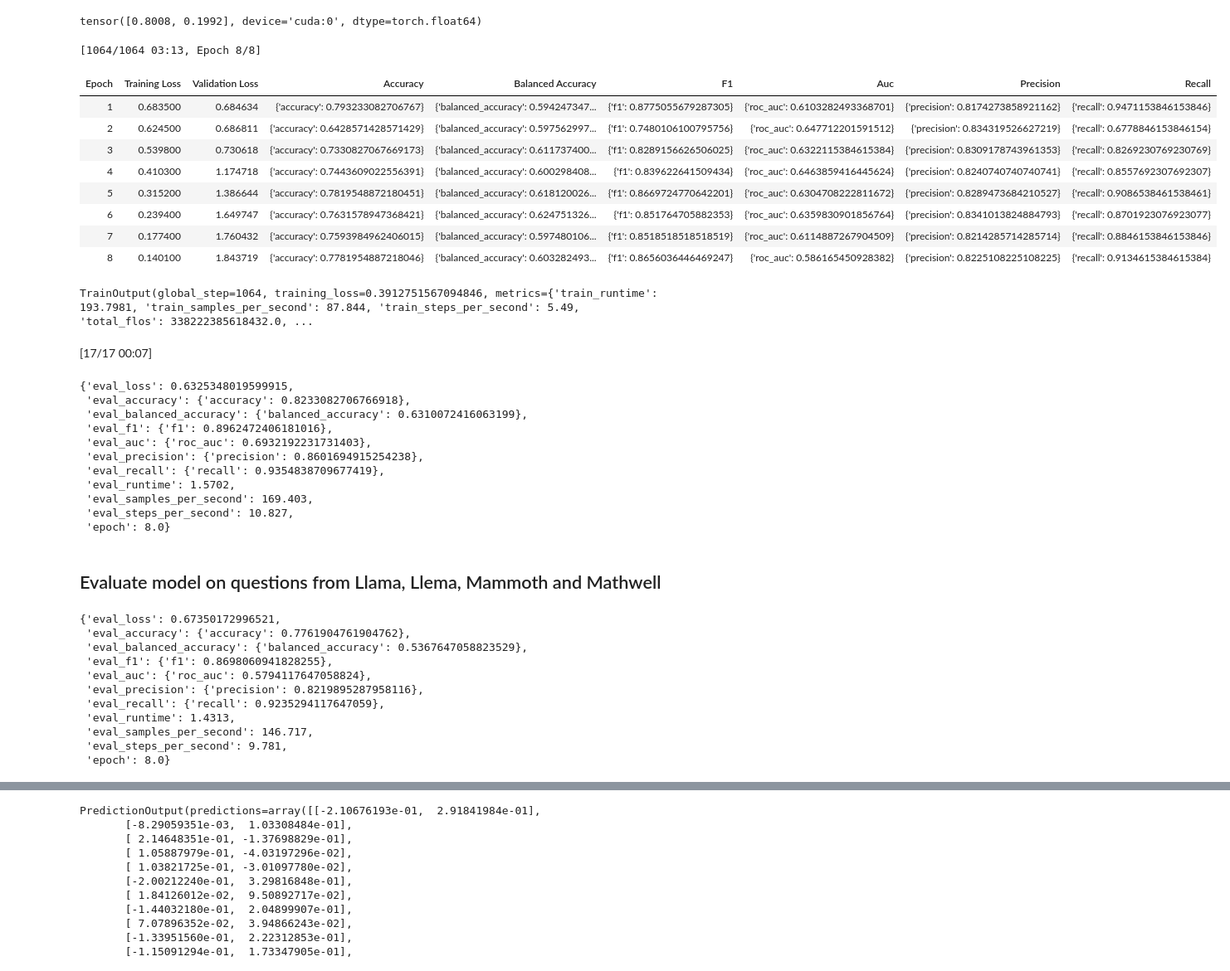
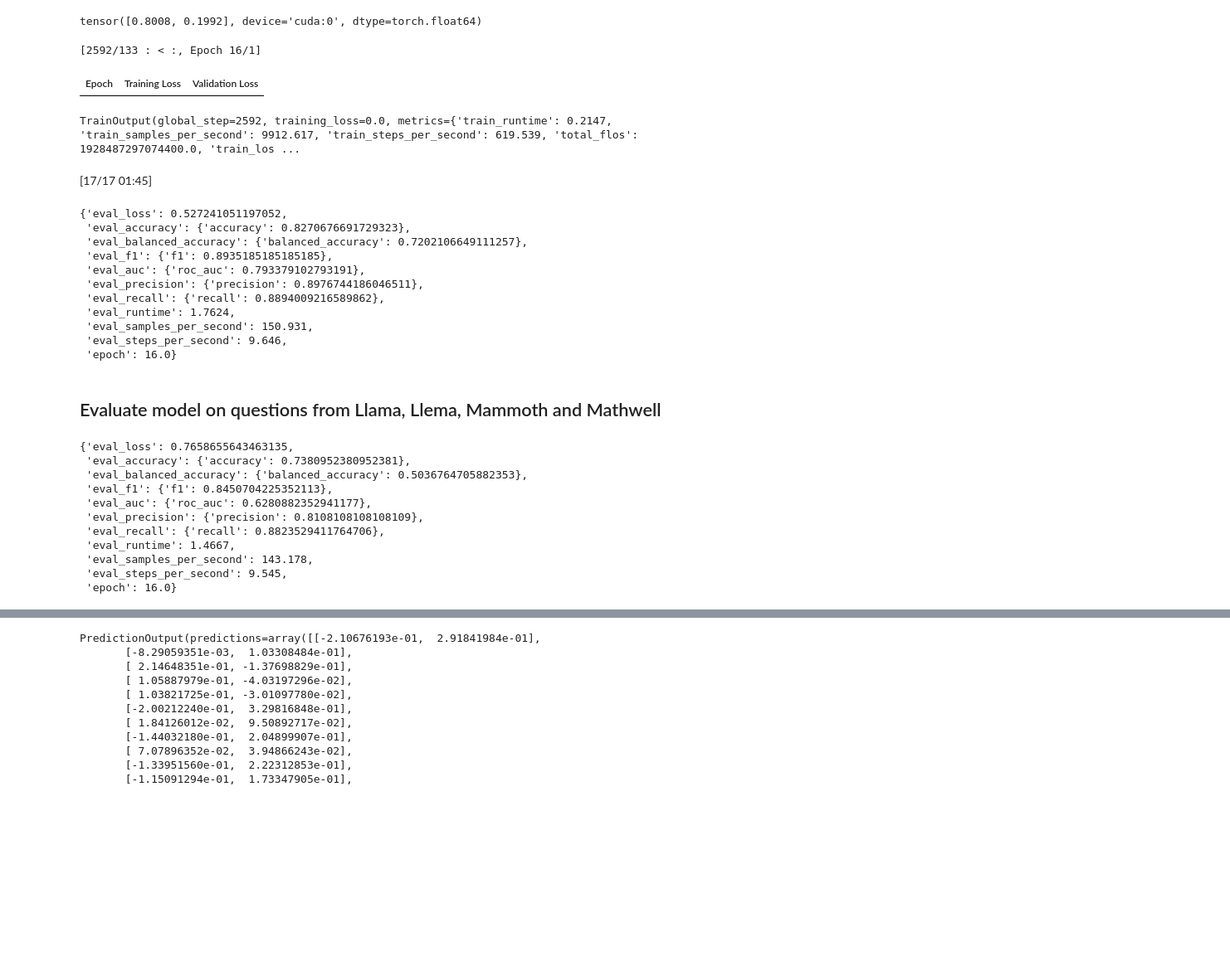
Before and after one commit to bryanchrist/llama2-70b, a Jupyter notebook: text_classifier.ipynb, the cells around one changed output, grey strips where cells are left out. Shown: that part at 83% size. Saved outputs shown, nothing was run; the diff lists cells and outputs as text; code cells hidden in the pictures; blank space fills up the shorter version.

```diff
--- a/text_classifier.ipynb
+++ b/text_classifier.ipynb
@@ -290,5 +290,5 @@ from transformers import AutoModelForSequenceClassification, TrainingArguments,
 # for param in model.classifier.parameters():
 #     param.requires_grad = True
 model = AutoModelForSequenceClassification.from_pretrained(
-    "distilbert-base-uncased", num_labels=2, id2label=id2label, label2id=label2id
+    "appropriateness_classifier/checkpoint-1064", num_labels=2, id2label=id2label, label2id=label2id
 )
@@ -487,50 +484,42 @@ training_args = TrainingArguments(
     learning_rate=.0001,
     per_device_train_batch_size=16,
     per_device_eval_batch_size=16,
-    num_train_epochs=8,
+    num_train_epochs=1,
     weight_decay=.9,
     evaluation_strategy="epoch",
     save_strategy="epoch",
     load_best_model_at_end=True,
     report_to = 'wandb',
     run_name = 'distilbert_appropriateness',
     logging_strategy = 'epoch',
     logging_steps = 1)
 
 trainer = WeightedBertTrainer(class_weights = class_weights,
      model=model,
      args=training_args,
      train_dataset=tokenized_train_test_valid_dataset["train"],
      eval_dataset=tokenized_train_test_valid_dataset["valid"],
      tokenizer=tokenizer,
      data_collator=data_collator,
      compute_metrics=compute_metrics,
      #optimizers=(optimizer, lr_scheduler)
  )
 # trainer = BertTrainer(penalty_factor=4,
 #     model=model,
 #     args=training_args,
 #     train_dataset=tokenized_train_test_valid_dataset["train"],
 #     eval_dataset=tokenized_train_test_valid_dataset["valid"],
 #     tokenizer=tokenizer,
 #     data_collator=data_collator,
 #     compute_metrics=compute_metrics,
 #     #optimizers=(optimizer, lr_scheduler)
 # )
-#trainer.train(resume_from_checkpoint=True)
-trainer.train()
+trainer.train(resume_from_checkpoint=True)
+#trainer.train()
 # %% [output]
-[1064/1064 03:13, Epoch 8/8]
+[2592/133 : < :, Epoch 16/1]
-| Epoch | Training Loss | Validation Loss | Accuracy | Balanced Accuracy | F1 | Auc | Precision | Recall |
-| 1 | 0.683500 | 0.684634 | {'accuracy': 0.793233082706767} | {'balanced_accuracy': 0.594247347... | {'f1': 0.8775055679287305} | {'roc_auc': 0.6103282493368701} | {'precision': 0.8174273858921162} | {'recall': 0.9471153846153846} |
-| 2 | 0.624500 | 0.686811 | {'accuracy': 0.6428571428571429} | {'balanced_accuracy': 0.597562997... | {'f1': 0.7480106100795756} | {'roc_auc': 0.647712201591512} | {'precision': 0.834319526627219} | {'recall': 0.6778846153846154} |
-| 3 | 0.539800 | 0.730618 | {'accuracy': 0.7330827067669173} | {'balanced_accuracy': 0.611737400... | {'f1': 0.8289156626506025} | {'roc_auc': 0.6322115384615384} | {'precision': 0.8309178743961353} | {'recall': 0.8269230769230769} |
-| 4 | 0.410300 | 1.174718 | {'accuracy': 0.7443609022556391} | {'balanced_accuracy': 0.600298408... | {'f1': 0.839622641509434} | {'roc_auc': 0.6463859416445624} | {'precision': 0.8240740740740741} | {'recall': 0.8557692307692307} |
-| 5 | 0.315200 | 1.386644 | {'accuracy': 0.7819548872180451} | {'balanced_accuracy': 0.618120026... | {'f1': 0.8669724770642201} | {'roc_auc': 0.6304708222811672} | {'precision': 0.8289473684210527} | {'recall': 0.9086538461538461} |
-| 6 | 0.239400 | 1.649747 | {'accuracy': 0.7631578947368421} | {'balanced_accuracy': 0.624751326... | {'f1': 0.851764705882353} | {'roc_auc': 0.6359830901856764} | {'precision': 0.8341013824884793} | {'recall': 0.8701923076923077} |
-| 7 | 0.177400 | 1.760432 | {'accuracy': 0.7593984962406015} | {'balanced_accuracy': 0.597480106... | {'f1': 0.8518518518518519} | {'roc_auc': 0.6114887267904509} | {'precision': 0.8214285714285714} | {'recall': 0.8846153846153846} |
-| 8 | 0.140100 | 1.843719 | {'accuracy': 0.7781954887218046} | {'balanced_accuracy': 0.603282493... | {'f1': 0.8656036446469247} | {'roc_auc': 0.586165450928382} | {'precision': 0.8225108225108225} | {'recall': 0.9134615384615384} |
+| Epoch | Training Loss | Validation Loss |
-TrainOutput(global_step=1064, training_loss=0.3912751567094846, metrics={'train_runtime': 193.7981, 'train_samples_per_second': 87.844, 'train_steps_per_second': 5.49, 'total_flos': 338222385618432.0, ...
+TrainOutput(global_step=2592, training_loss=0.0, metrics={'train_runtime': 0.2147, 'train_samples_per_second': 9912.617, 'train_steps_per_second': 619.539, 'total_flos': 1928487297074400.0, 'train_los ...
 # %%
 #Clear cache when needed
 import gc
@@ -541,18 +530,18 @@ torch.cuda.empty_cache()
 # print(predictions)
 trainer.evaluate(eval_dataset = tokenized_train_test_valid_dataset["test"])
 # %% [output]
-[17/17 00:07]
+[17/17 01:45]
-{'eval_loss': 0.6325348019599915,
- 'eval_accuracy': {'accuracy': 0.8233082706766918},
- 'eval_balanced_accuracy': {'balanced_accuracy': 0.6310072416063199},
- 'eval_f1': {'f1': 0.8962472406181016},
- 'eval_auc': {'roc_auc': 0.6932192231731403},
- 'eval_precision': {'precision': 0.8601694915254238},
- 'eval_recall': {'recall': 0.9354838709677419},
- 'eval_runtime': 1.5702,
- 'eval_samples_per_second': 169.403,
- 'eval_steps_per_second': 10.827,
- 'epoch': 8.0}
+{'eval_loss': 0.527241051197052,
+ 'eval_accuracy': {'accuracy': 0.8270676691729323},
+ 'eval_balanced_accuracy': {'balanced_accuracy': 0.7202106649111257},
+ 'eval_f1': {'f1': 0.8935185185185185},
+ 'eval_auc': {'roc_auc': 0.793379102793191},
+ 'eval_precision': {'precision': 0.8976744186046511},
+ 'eval_recall': {'recall': 0.8894009216589862},
+ 'eval_runtime': 1.7624,
+ 'eval_samples_per_second': 150.931,
+ 'eval_steps_per_second': 9.646,
+ 'epoch': 16.0}
 # %% [markdown]
 ## Evaluate model on questions from Llama, Llema, Mammoth and Mathwell
 # %%
@@ -644,17 +675,17 @@ llama = load_dataset('csv', data_files="data/llama_appropriateness.csv")
 tokenized_llama = llama.map(preprocess_function, batched=True)
 trainer.evaluate(eval_dataset = tokenized_llama['train'])
 # %% [output]
-{'eval_loss': 0.67350172996521,
- 'eval_accuracy': {'accuracy': 0.7761904761904762},
- 'eval_balanced_accuracy': {'balanced_accuracy': 0.5367647058823529},
- 'eval_f1': {'f1': 0.8698060941828255},
- 'eval_auc': {'roc_auc': 0.5794117647058824},
- 'eval_precision': {'precision': 0.8219895287958116},
- 'eval_recall': {'recall': 0.9235294117647059},
- 'eval_runtime': 1.4313,
- 'eval_samples_per_second': 146.717,
- 'eval_steps_per_second': 9.781,
- 'epoch': 8.0}
+{'eval_loss': 0.7658655643463135,
+ 'eval_accuracy': {'accuracy': 0.7380952380952381},
+ 'eval_balanced_accuracy': {'balanced_accuracy': 0.5036764705882353},
+ 'eval_f1': {'f1': 0.8450704225352113},
+ 'eval_auc': {'roc_auc': 0.6280882352941177},
+ 'eval_precision': {'precision': 0.8108108108108109},
+ 'eval_recall': {'recall': 0.8823529411764706},
+ 'eval_runtime': 1.4667,
+ 'eval_samples_per_second': 143.178,
+ 'eval_steps_per_second': 9.545,
+ 'epoch': 16.0}
 # %%
 llema = load_dataset('csv', data_files="data/llema_appropriateness.csv")
 tokenized_llema = llema.map(preprocess_function, batched=True)
```
Also changed, not shown: parts of 20 cells of this notebook, 5 other files.
